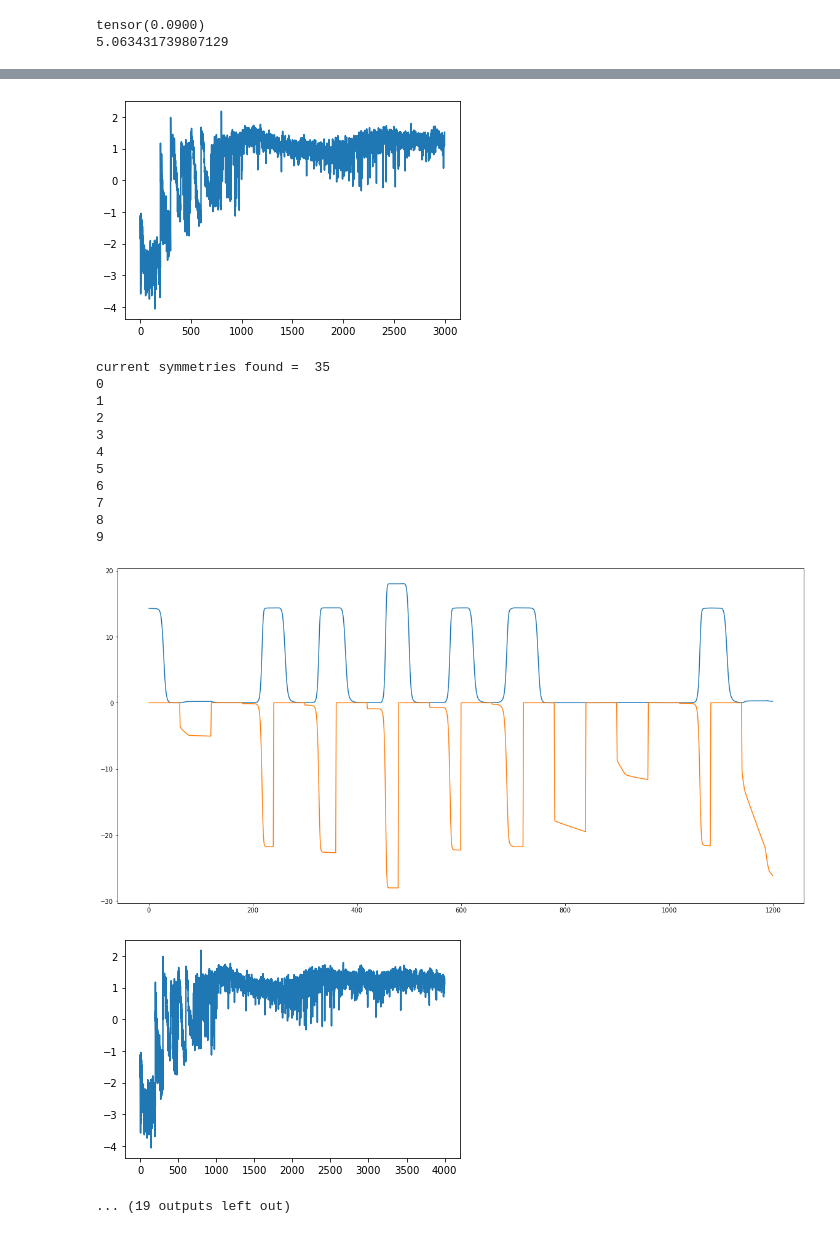
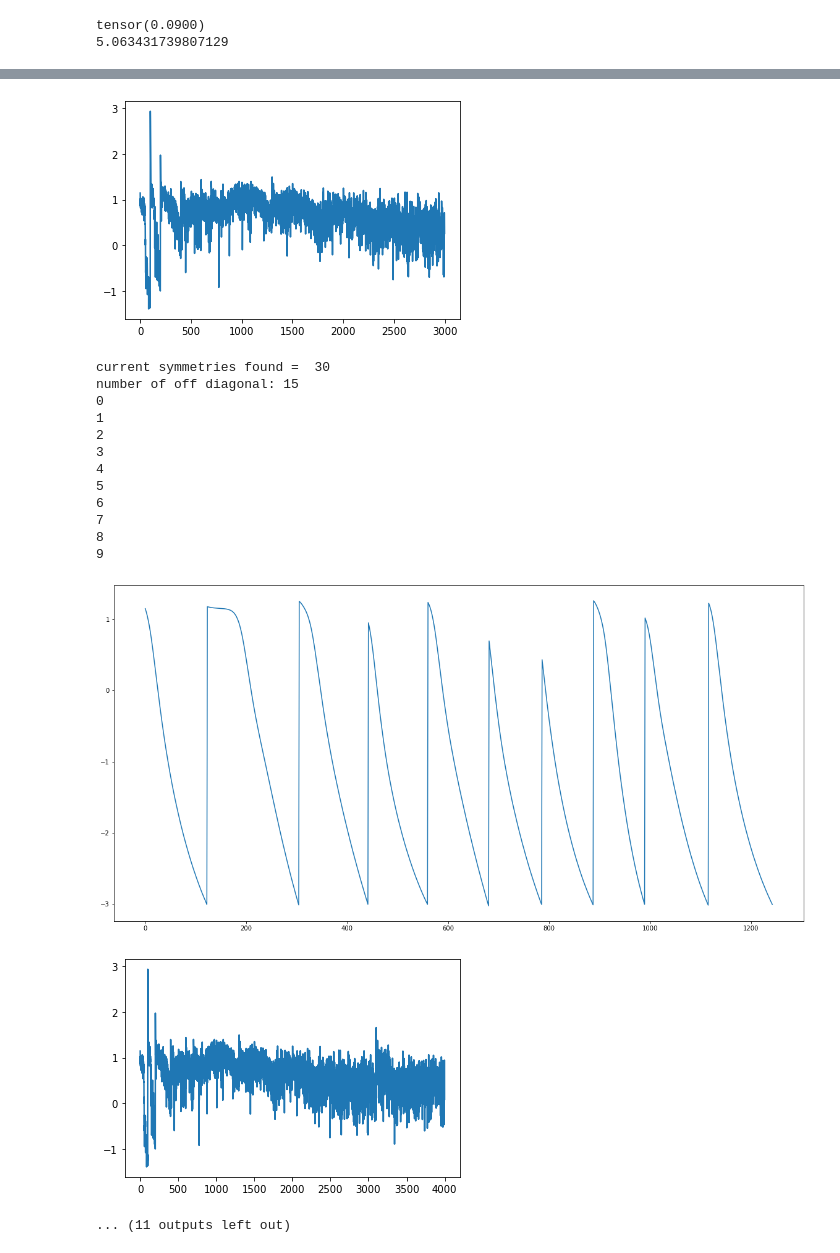
Before and after one commit to jz-lu/symmetry-learning, a Jupyter notebook: KS_learning_v2 copy.ipynb, the cells around one changed output, grey strips where cells are left out. Cells and saved outputs as stored; diff of their text form; code cells hidden in the pictures.

```diff
--- a/KS_learning_v2 copy.ipynb
+++ b/KS_learning_v2 copy.ipynb
@@ -236,7 +236,7 @@ class SymFinder():
   def change_basis(self, state1, state2):
     q = QuantumRegister(3)
     qc = QuantumCircuit(q)
-    qc.u(pi/10, 0, 0, q[0])
+    qc.u(0*pi/10, 0, 0, q[0])
     qc.u(0*pi/10, 0, 0, q[1])
     qc.u(pi/10, 0, 0, q[2])
     return state1.copy().evolve(qc), state2.copy().evolve(qc)
@@ -332,12 +332,12 @@ class SymFinder():
 
   def symfinding(self):
     #self.parameters = torch.randint(0, 100, (3, 3)) * 2 * pi /100
-    for i in range(60):
+    for i in range(200):
       cur_true_loss = self.update_param_true_loss()
       self.losses.append(cur_true_loss)
       if cur_true_loss < self.KS_threshold:
         self.known_symmetries.append(self.parameters.clone())
-        #break
+        break
 
 
   def exploring(self):
@@ -352,8 +352,10 @@ class SymFinder():
 
   def train(self):
     for i in range(10):
+      self.parameters = torch.randint(0, 100, (3, 3)) * 2 * pi /100
       self.symfinding()
-      self.exploring()
+
+      #self.exploring()
       self.update_KS_net()
       print(i)
       #self.model2.load_state_dict(self.model.state_dict())
@@ -376,20 +378,45 @@ class SymFinder():
 
 import numpy as np
 
-finder = SymFinder(0.03, 0.1)
+finder = SymFinder(0.01, 0.01)
 
 start = 0
 
-for i in range(10):
+
+
+
+
+def matrix(p):
+    #p[0,:] = torch.tensor([3.14159, 0,3.1415926])
+    u0 = torch.tensor([[torch.cos(p[0,0]/2), -torch.exp(-p[0,2]*1j)*torch.sin(p[0,0]/2)],\
+                    [torch.exp(p[0,1]*1j)*torch.sin(p[0,0]/2), torch.exp((p[0,1] + p[0,2])*1j)*torch.cos(p[0,0]/2)]])
+    u1 = torch.tensor([[torch.cos(p[1,0]/2), -torch.exp(-p[1,2]*1j)*torch.sin(p[1,0]/2)],\
+                    [torch.exp(p[1,1]*1j)*torch.sin(p[1,0]/2), torch.exp((p[1,1] + p[1,2])*1j)*torch.cos(p[1,0]/2)]])
+    u2 = torch.tensor([[torch.cos(p[2,0]/2), -torch.exp(-p[2,2]*1j)*torch.sin(p[2,0]/2)],\
+                    [torch.exp(p[2,1]*1j)*torch.sin(p[2,0]/2), torch.exp((p[2,1] + p[2,2])*1j)*torch.cos(p[2,0]/2)]])
+    return [u0, u1, u2]
+
+
+
+
+for i in range(30):
   finder.train()
   plt.figure(figsize=(20, 10))
-  plt.plot(range(len(finder.losses[start:])), (finder.losses[start:]))
-  plt.plot(range(len(finder.losses[start:])), (ls1[start:]))
+  plt.plot(range(len(finder.losses[start:])), np.log10((finder.losses[start:])))
+  plt.plot(range(len(finder.losses[start:])), np.log10((ls1[start:])))
   plt.show()
   plt.plot(range(len(ls2)), np.log10(ls2))
   plt.show()
   start = len(finder.losses)
   print("current symmetries found = ", len(finder.known_symmetries))
+  count = 0
+  for p in finder.known_symmetries:
+    diag = torch.abs(matrix(p)[0][0,0]).item()
+    off_diag = torch.abs(matrix(p)[0][0,1]).item()
+    if diag <= off_diag:
+      count = count + 1
+
+  print("number of off diagonal:", count)
 # %% [output]
 0
 1
@@ -431,15 +460,16 @@ current symmetries found =  25
-[figure, old version]
+[figure, new version]
-current symmetries found =  35
+current symmetries found =  30
+number of off diagonal: 15
 0
 1
 2
 3
 4
 5
 6
 7
 8
 9
-[figure, old version]
+[figure, new version]
-[figure, old version]
+[figure, new version]
-... (19 outputs left out)
+... (11 outputs left out)
```
Also changed, not shown: parts of 6 cells of this notebook, 4 other files.
